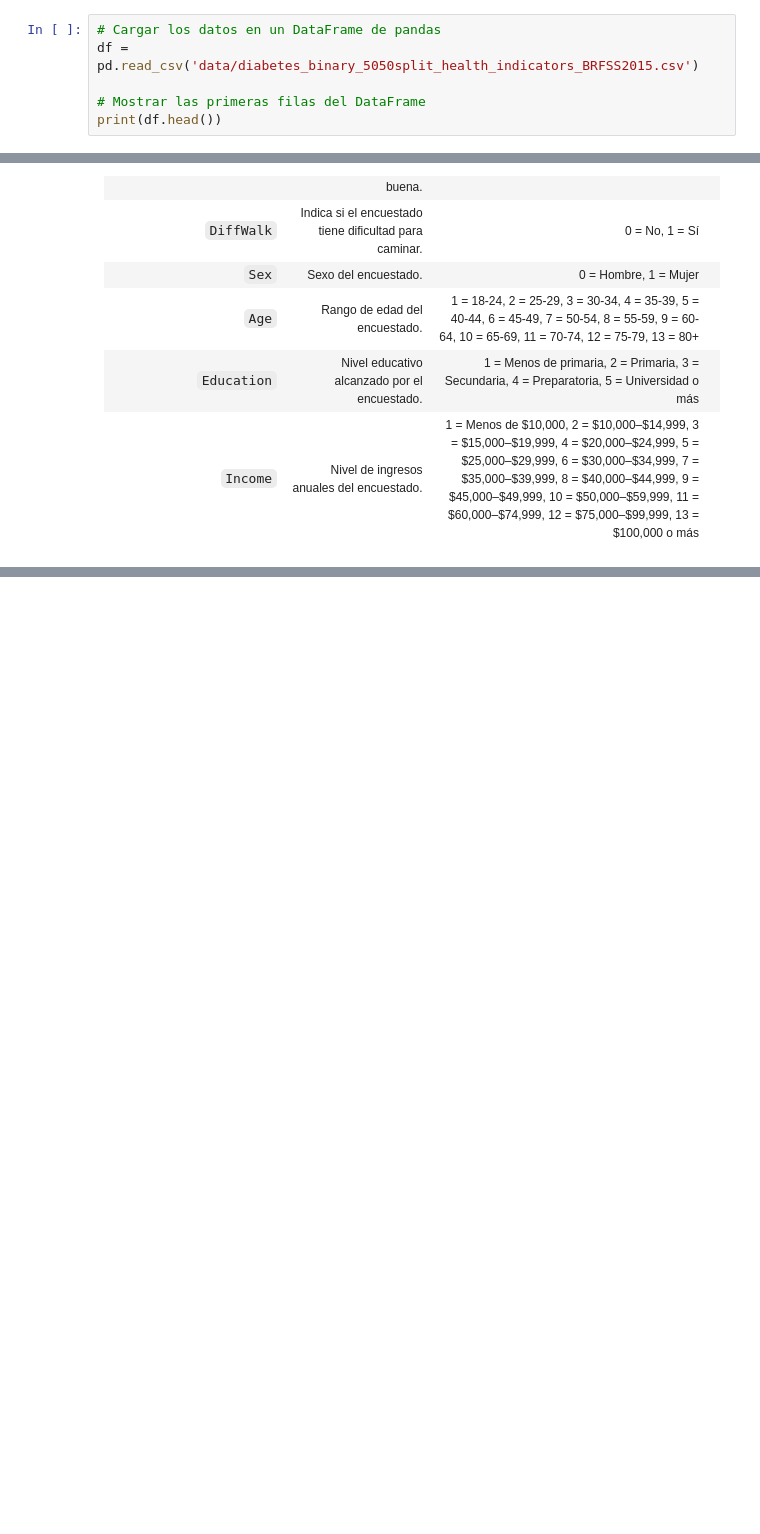
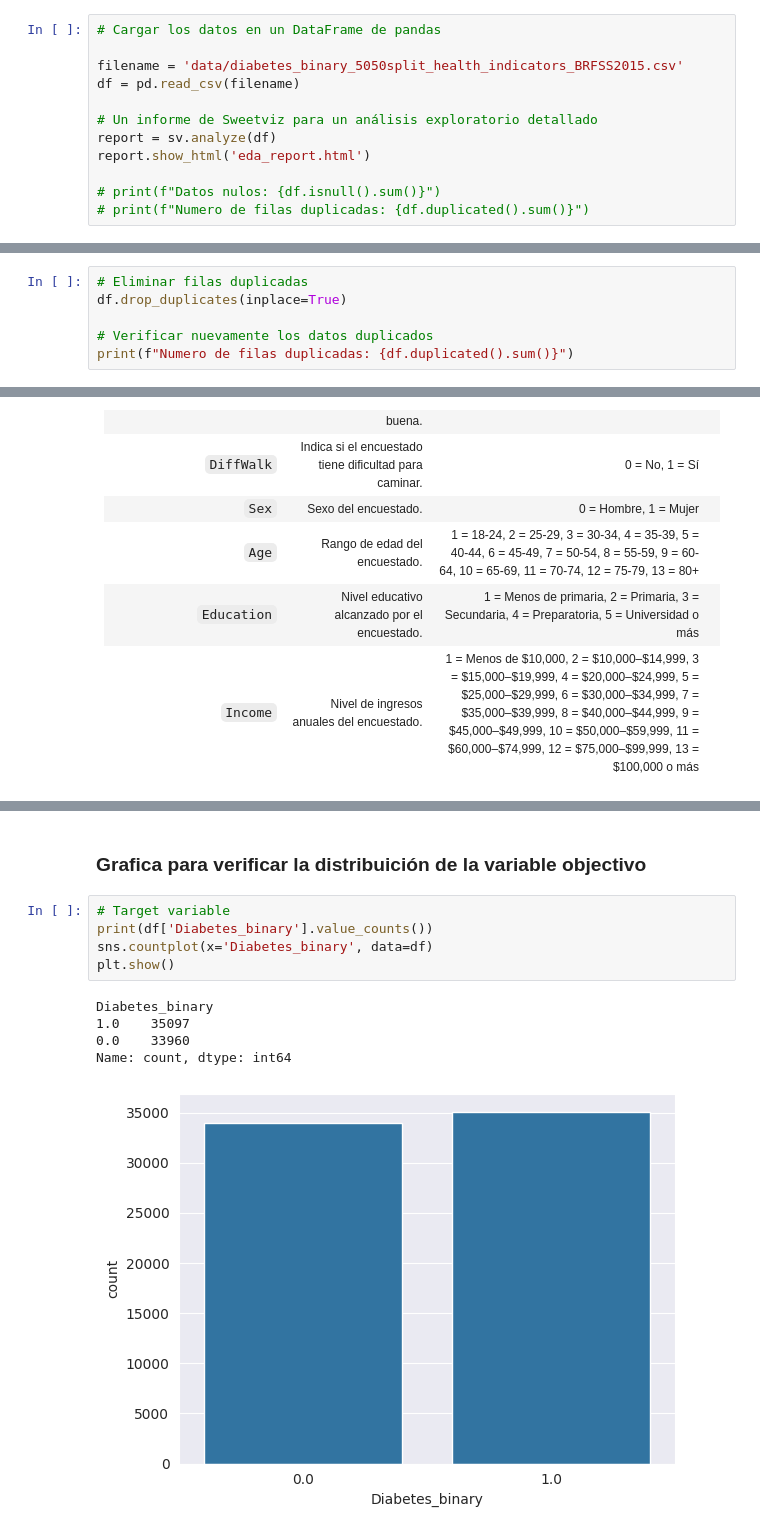
Before and after one commit to marciospain/master-ucm-tfm, a Jupyter notebook: eda.ipynb, the cells around one changed output, grey strips where cells are left out. Saved outputs shown, nothing was run; the diff lists cells and outputs as text; blank space fills up the shorter version.

```diff
--- a/eda.ipynb
+++ b/eda.ipynb
@@ -16,7 +26,13 @@ pd.set_option('display.max_columns', None)
 # %%
 # Cargar los datos en un DataFrame de pandas
-df = pd.read_csv('data/diabetes_binary_5050split_health_indicators_BRFSS2015.csv')
 
-# Mostrar las primeras filas del DataFrame
-print(df.head())
+filename = 'data/diabetes_binary_5050split_health_indicators_BRFSS2015.csv'
+df = pd.read_csv(filename)
+
+# Un informe de Sweetviz para un análisis exploratorio detallado
+report = sv.analyze(df)
+report.show_html('eda_report.html')
+
+# print(f"Datos nulos: {df.isnull().sum()}")
+# print(f"Numero de filas duplicadas: {df.duplicated().sum()}")
 # %% [output]
@@ -39,0 +60,6 @@ print(df.head())
+# %%
+# Eliminar filas duplicadas
+df.drop_duplicates(inplace=True)
+
+# Verificar nuevamente los datos duplicados
+print(f"Numero de filas duplicadas: {df.duplicated().sum()}")
@@ -64,0 +121,13 @@ print(df.head())
+# %% [markdown]
+### Grafica para verificar la distribuición de la variable objectivo
+# %%
+# Target variable
+print(df['Diabetes_binary'].value_counts())
+sns.countplot(x='Diabetes_binary', data=df)
+plt.show()
+# %% [output]
+Diabetes_binary
+1.0    35097
+0.0    33960
+Name: count, dtype: int64
+[figure, added]
```
Also changed, not shown: parts of 12 cells of this notebook, 1 other file.
